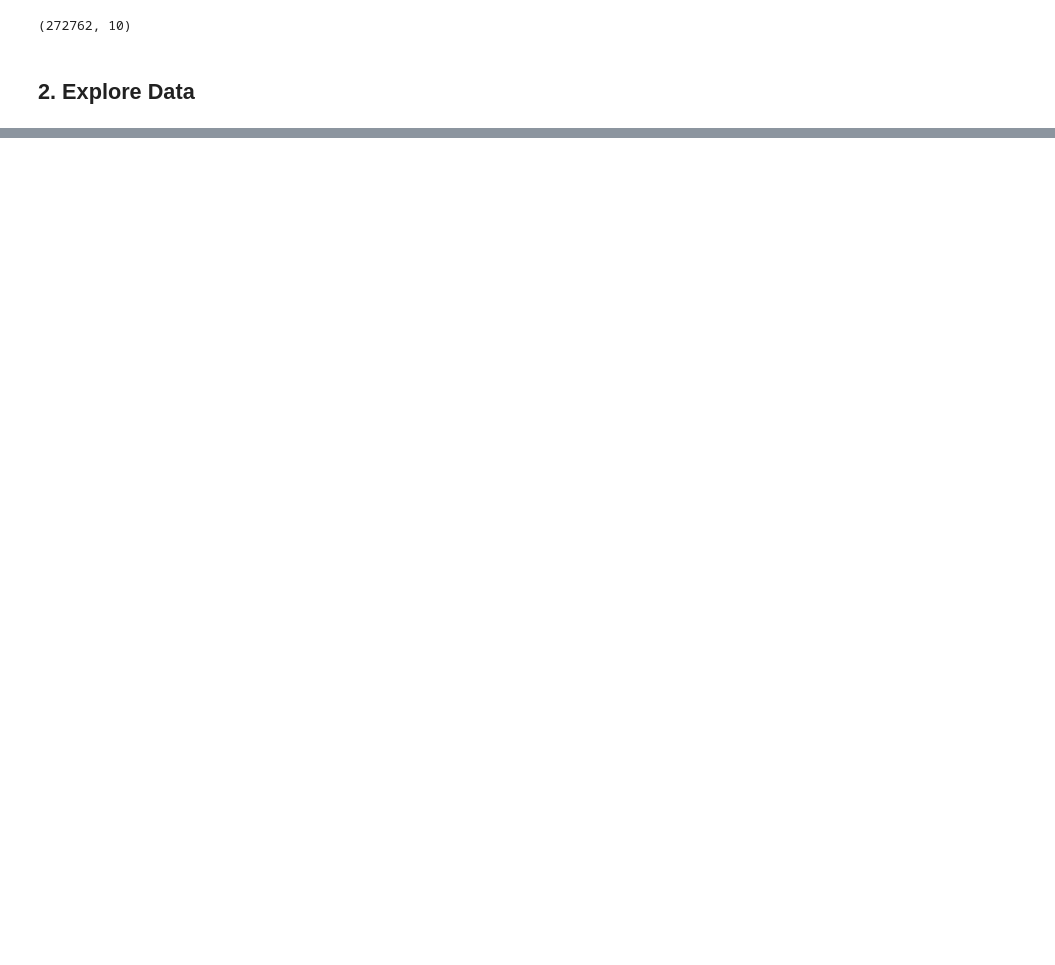
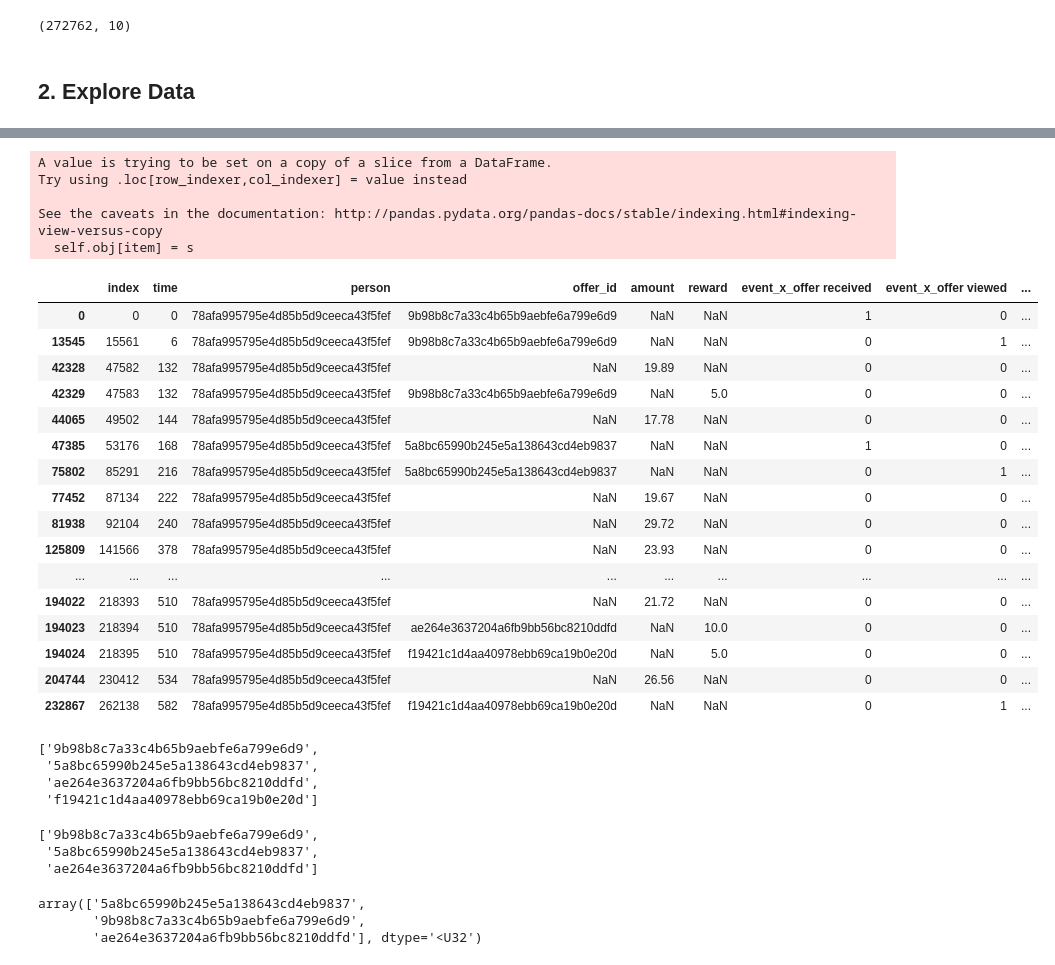
Before and after one commit to TomCanty/StarbucksCapstone, a Jupyter notebook: Starbucks_Capstone_notebook.ipynb, the cells around one changed output, grey strips where cells are left out. Cells and saved outputs as stored; diff of their text form; code cells hidden in the pictures; blank space fills up the shorter version.

Commit message:
Exploring Data....1

```diff
--- a/Starbucks_Capstone_notebook.ipynb
+++ b/Starbucks_Capstone_notebook.ipynb
@@ -212,0 +234,32 @@ transcript[transcript['person']==test_id_1]
+# %%
+for index,row in t1_test[t1_test['event_x_offer received']==1].iterrows():
+    if (t1_test[t1_test['event_x_offer viewed']==1]['offer_id']==row['offer_id']).sum() > 0:
+        p
+    else:
+        print(t1_test[t1_test['event_x_offer viewed']==1]['offer_id']==row['offer_id'].sum())
+# %% [output]
+A value is trying to be set on a copy of a slice from a DataFrame.
+Try using .loc[row_indexer,col_indexer] = value instead
+
+See the caveats in the documentation: http://pandas.pydata.org/pandas-docs/stable/indexing.html#indexing-view-versus-copy
+  self.obj[item] = s
+# %%
+t1_test
+# %% [output]
+|  | index | time | person | offer_id | amount | reward | event_x_offer received | event_x_offer viewed | ... |
+| 0 | 0 | 0 | 78afa995795e4d85b5d9ceeca43f5fef | 9b98b8c7a33c4b65b9aebfe6a799e6d9 | NaN | NaN | 1 | 0 | ... |
+| 13545 | 15561 | 6 | 78afa995795e4d85b5d9ceeca43f5fef | 9b98b8c7a33c4b65b9aebfe6a799e6d9 | NaN | NaN | 0 | 1 | ... |
+| 42328 | 47582 | 132 | 78afa995795e4d85b5d9ceeca43f5fef | NaN | 19.89 | NaN | 0 | 0 | ... |
+| 42329 | 47583 | 132 | 78afa995795e4d85b5d9ceeca43f5fef | 9b98b8c7a33c4b65b9aebfe6a799e6d9 | NaN | 5.0 | 0 | 0 | ... |
+| 44065 | 49502 | 144 | 78afa995795e4d85b5d9ceeca43f5fef | NaN | 17.78 | NaN | 0 | 0 | ... |
+| 47385 | 53176 | 168 | 78afa995795e4d85b5d9ceeca43f5fef | 5a8bc65990b245e5a138643cd4eb9837 | NaN | NaN | 1 | 0 | ... |
+| 75802 | 85291 | 216 | 78afa995795e4d85b5d9ceeca43f5fef | 5a8bc65990b245e5a138643cd4eb9837 | NaN | NaN | 0 | 1 | ... |
+| 77452 | 87134 | 222 | 78afa995795e4d85b5d9ceeca43f5fef | NaN | 19.67 | NaN | 0 | 0 | ... |
+| 81938 | 92104 | 240 | 78afa995795e4d85b5d9ceeca43f5fef | NaN | 29.72 | NaN | 0 | 0 | ... |
+| 125809 | 141566 | 378 | 78afa995795e4d85b5d9ceeca43f5fef | NaN | 23.93 | NaN | 0 | 0 | ... |
+| ... | ... | ... | ... | ... | ... | ... | ... | ... | ... |
+| 194022 | 218393 | 510 | 78afa995795e4d85b5d9ceeca43f5fef | NaN | 21.72 | NaN | 0 | 0 | ... |
+| 194023 | 218394 | 510 | 78afa995795e4d85b5d9ceeca43f5fef | ae264e3637204a6fb9bb56bc8210ddfd | NaN | 10.0 | 0 | 0 | ... |
+| 194024 | 218395 | 510 | 78afa995795e4d85b5d9ceeca43f5fef | f19421c1d4aa40978ebb69ca19b0e20d | NaN | 5.0 | 0 | 0 | ... |
+| 204744 | 230412 | 534 | 78afa995795e4d85b5d9ceeca43f5fef | NaN | 26.56 | NaN | 0 | 0 | ... |
+| 232867 | 262138 | 582 | 78afa995795e4d85b5d9ceeca43f5fef | f19421c1d4aa40978ebb69ca19b0e20d | NaN | NaN | 0 | 1 | ... |
@@ -212,0 +270,19 @@ transcript[transcript['person']==test_id_1]
+# %%
+viewed
+# %% [output]
+['9b98b8c7a33c4b65b9aebfe6a799e6d9',
+ '5a8bc65990b245e5a138643cd4eb9837',
+ 'ae264e3637204a6fb9bb56bc8210ddfd',
+ 'f19421c1d4aa40978ebb69ca19b0e20d']
+# %%
+offered
+# %% [output]
+['9b98b8c7a33c4b65b9aebfe6a799e6d9',
+ '5a8bc65990b245e5a138643cd4eb9837',
+ 'ae264e3637204a6fb9bb56bc8210ddfd']
+# %%
+np.intersect1d(viewed,offered)
+# %% [output]
+array(['5a8bc65990b245e5a138643cd4eb9837',
+       '9b98b8c7a33c4b65b9aebfe6a799e6d9',
+       'ae264e3637204a6fb9bb56bc8210ddfd'], dtype='<U32')
```
Also changed, not shown: parts of 22 cells of this notebook.
